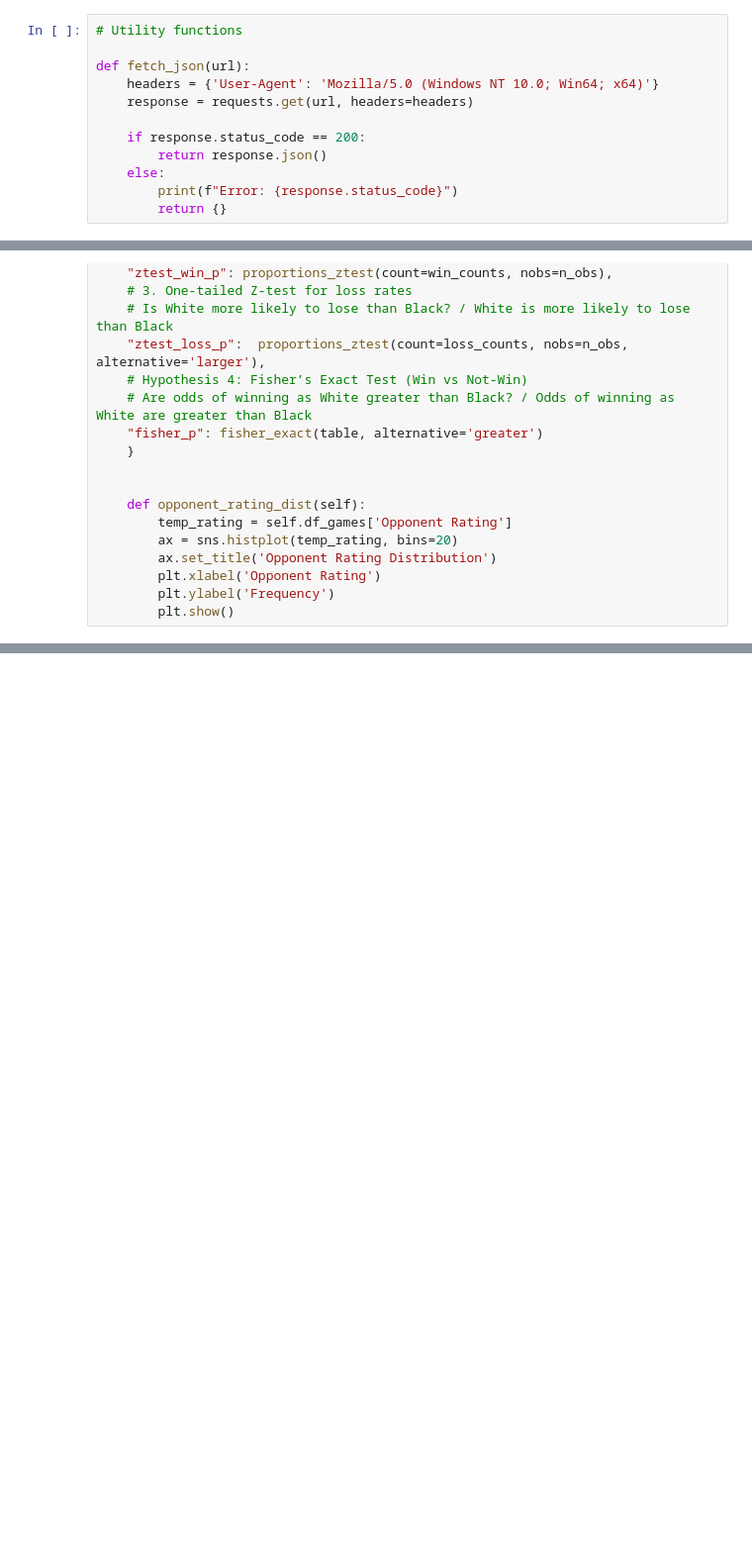
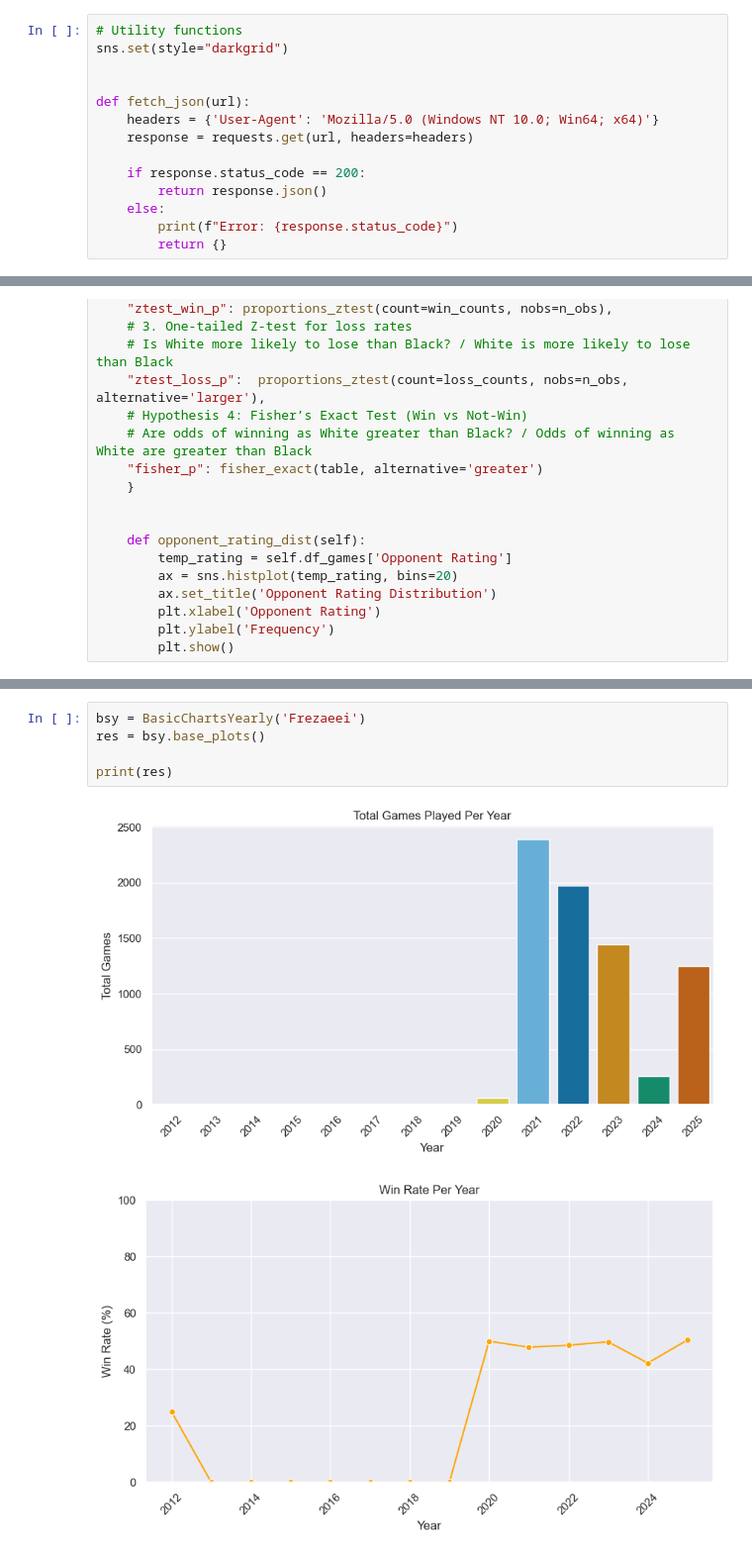
Before and after one commit to FaridRzi/ChessGameAnalysis, a Jupyter notebook: game_overview.ipynb, the cells around one changed output, grey strips where cells are left out. Shown: that part at 99% size. Drawn from its saved outputs; the diff is of its cells as text; blank space fills up the shorter version.

Commit message:
Basic chatrs. Total games played and win rates.

```diff
--- a/game_overview.ipynb
+++ b/game_overview.ipynb
@@ -13,6 +15,8 @@ import chess.pgn
 from io import StringIO
 # %%
 # Utility functions
+sns.set(style="darkgrid")
+
 
 def fetch_json(url):
     headers = {'User-Agent': 'Mozilla/5.0 (Windows NT 10.0; Win64; x64)'}
@@ -266,0 +354,8 @@ class GameArchives:
+# %%
+bsy = BasicChartsYearly('Frezaeei')
+res = bsy.base_plots()
+
+print(res)
+# %% [output]
+[figure, added]
+[figure, added]
```
Also changed, not shown: parts of 7 cells of this notebook, 4 other files.
